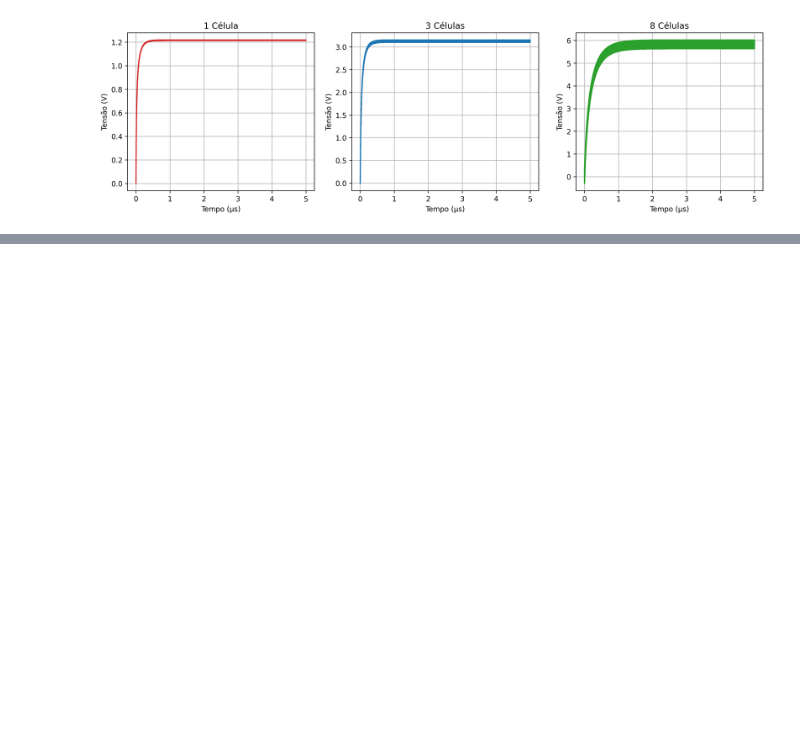
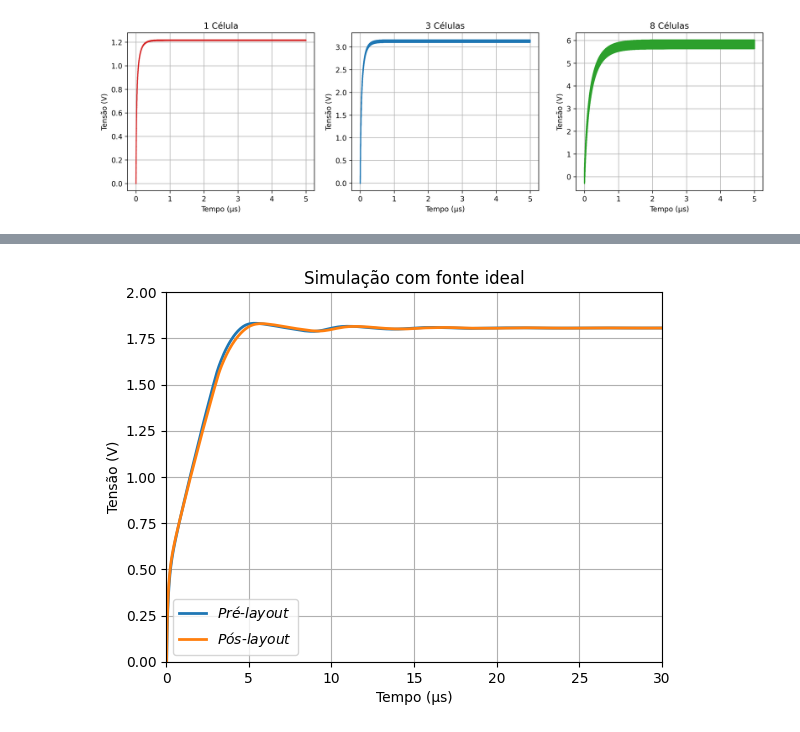
Before and after one commit to edsonsilva17/tcc_eng_final, a Jupyter notebook: xschem/simulations/dados simulações/gerador_graficos.ipynb, the cells around one changed output, grey strips where cells are left out. Cells and saved outputs as stored; diff of their text form; code cells hidden in the pictures; blank space fills up the shorter version.

```diff
--- a/xschem/simulations/dados simulações/gerador_graficos.ipynb
+++ b/xschem/simulations/dados simulações/gerador_graficos.ipynb
@@ -150,0 +151,40 @@ plt.show()
+# %%
+import csv
+import matplotlib.pyplot as plt
+x1 = list()
+y1 = list()
+x2 = list()
+y2 = list()
+
+#Abrindo dados prelayout ideal
+with open('prelayout_ideal.csv', 'r') as arquivo:
+    arquivo_csv = csv.reader(arquivo, delimiter=' ')
+    for linha in arquivo_csv:
+        while '' in linha:
+            linha.remove('')
+        x1.append(float(linha[0])*(10**6))
+        y1.append(float(linha[1]))
+
+#Abrindo dados poslayout ideal
+with open('poslayout_ideal.csv', 'r') as arquivo:
+    arquivo_csv = csv.reader(arquivo, delimiter=' ')
+    for linha in arquivo_csv:
+        while '' in linha:
+            linha.remove('')
+        x2.append(float(linha[0])*(10**6))
+        y2.append(float(linha[1]))
+
+#Plotando Gráficos
+plt.plot(x1,y1, lw=2., label='$\mathit{Pré}$-$\mathit{layout}$')
+plt.plot(x2,y2, lw=2., label='$\mathit{Pós}$-$\mathit{layout}$')
+plt.xlim(0, 30)
+plt.ylim(0, 2)
+plt.title('Simulação com fonte ideal')
+plt.xlabel('Tempo (\u00B5s)')
+plt.ylabel('Tensão (V)')
+plt.legend()
+plt.grid()
+plt.savefig('fontesideais_ideal.png', format='png')
+plt.show()
+# %% [output]
+[figure, added]
```
Also changed, not shown: parts of 3 cells of this notebook, 16 other files.
